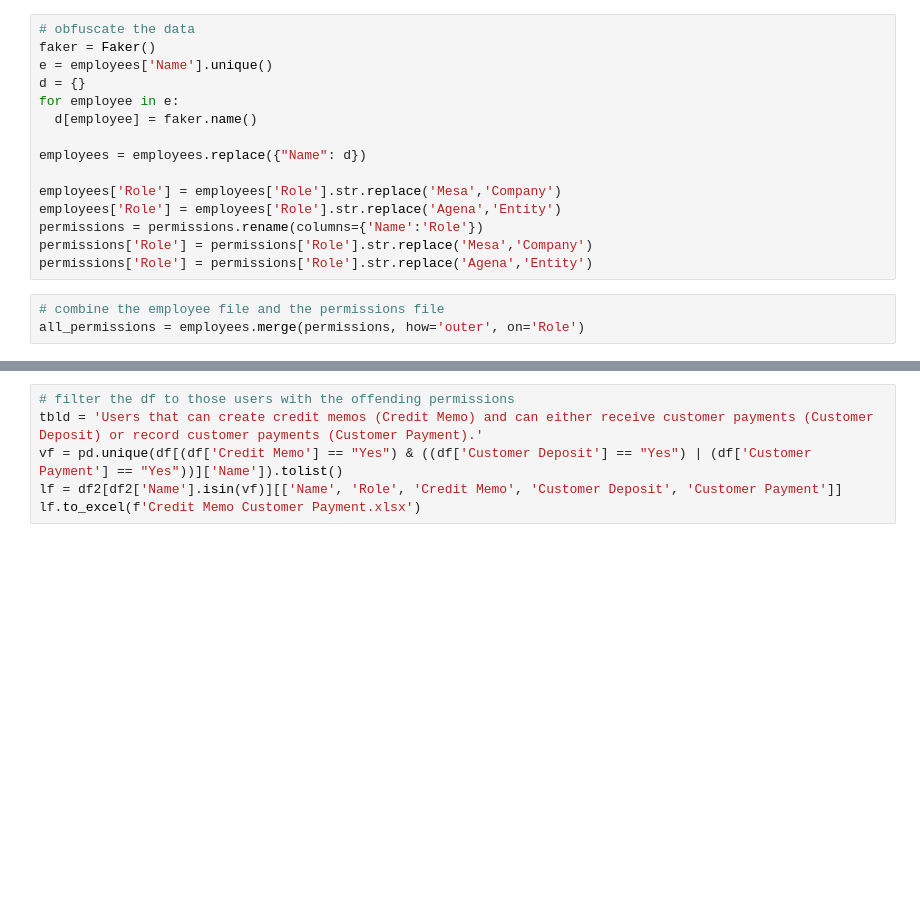
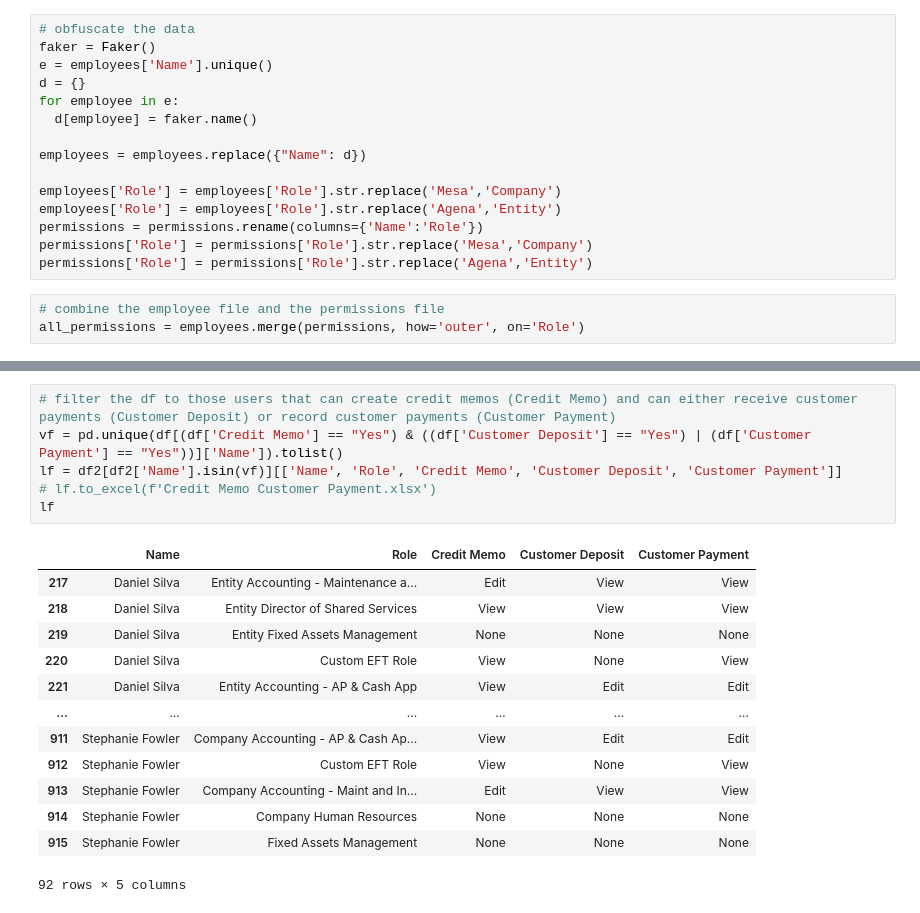
Before and after one commit to coltonwaynelawson/NetSuiteSOD, a Jupyter notebook: sod.ipynb, the cells around one changed output, grey strips where cells are left out. Saved outputs shown, nothing was run; the diff lists cells and outputs as text; blank space fills up the shorter version.

```diff
--- a/sod.ipynb
+++ b/sod.ipynb
@@ -90,7 +121,21 @@ lf.to_excel('Vendors Pay Bills.xlsx')
 # %%
-# filter the df to those users with the offending permissions
-tbld = 'Users that can create credit memos (Credit Memo) and can either receive customer payments (Customer Deposit) or record customer payments (Customer Payment).'
+# filter the df to those users that can create credit memos (Credit Memo) and can either receive customer payments (Customer Deposit) or record customer payments (Customer Payment)
 vf = pd.unique(df[(df['Credit Memo'] == "Yes") & ((df['Customer Deposit'] == "Yes") | (df['Customer Payment'] == "Yes"))]['Name']).tolist()
 lf = df2[df2['Name'].isin(vf)][['Name', 'Role', 'Credit Memo', 'Customer Deposit', 'Customer Payment']]
-lf.to_excel(f'Credit Memo Customer Payment.xlsx')
+# lf.to_excel(f'Credit Memo Customer Payment.xlsx')
+lf
+# %% [output]
+|  | Name | Role | Credit Memo | Customer Deposit | Customer Payment |
+| 217 | Daniel Silva | Entity Accounting - Maintenance a... | Edit | View | View |
+| 218 | Daniel Silva | Entity Director of Shared Services | View | View | View |
+| 219 | Daniel Silva | Entity Fixed Assets Management | None | None | None |
+| 220 | Daniel Silva | Custom EFT Role | View | None | View |
+| 221 | Daniel Silva | Entity Accounting - AP & Cash App | View | Edit | Edit |
+| ... | ... | ... | ... | ... | ... |
+| 911 | Stephanie Fowler | Company Accounting - AP & Cash Ap... | View | Edit | Edit |
+| 912 | Stephanie Fowler | Custom EFT Role | View | None | View |
+| 913 | Stephanie Fowler | Company Accounting - Maint and In... | Edit | View | View |
+| 914 | Stephanie Fowler | Company Human Resources | None | None | None |
+| 915 | Stephanie Fowler | Fixed Assets Management | None | None | None |
+92 rows × 5 columns
 # %%
```
Also changed, not shown: parts of 10 cells of this notebook.
